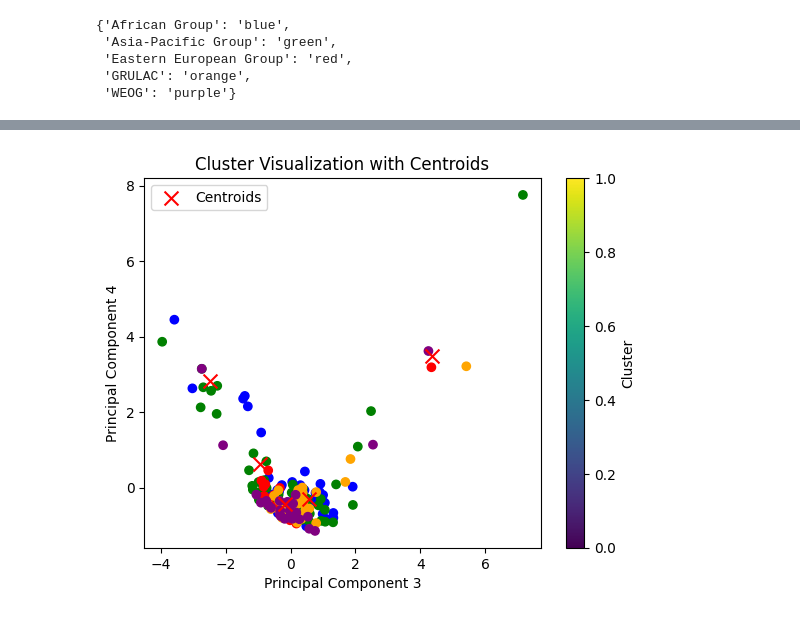
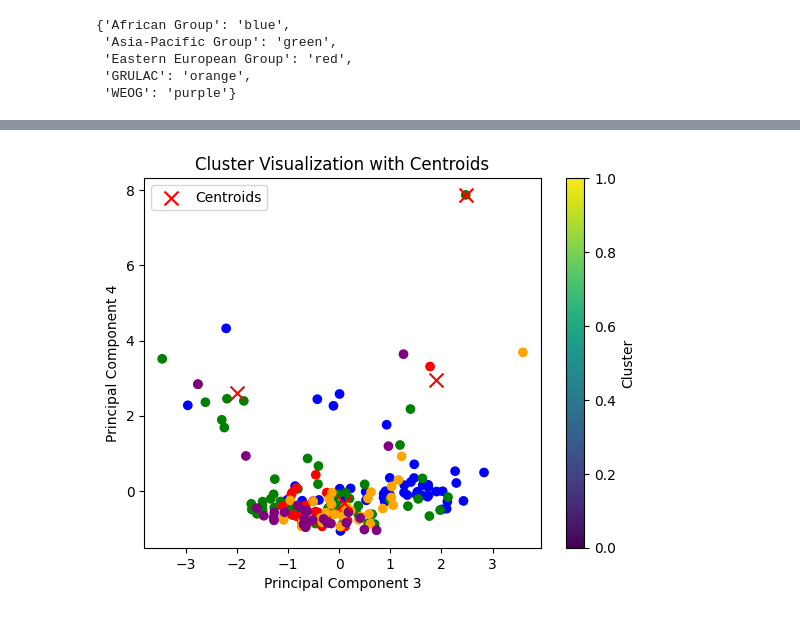
Before and after one commit to luanakimley/low-carbon-development-composite-index, a Jupyter notebook: multivariate_analysis.ipynb, the cells around one changed output, grey strips where cells are left out. Drawn from its saved outputs; the diff is of its cells as text; code cells hidden in the pictures.

```diff
--- a/multivariate_analysis.ipynb
+++ b/multivariate_analysis.ipynb
@@ -488,5 +499,6 @@ lcdci_df_dropped = lcdci_df_dropped.drop('region', axis=1)
 lcdci_df_dropped = lcdci_df_dropped.drop('co2_emissions', axis=1)
 lcdci_df_dropped = lcdci_df_dropped.drop('methane_emissions', axis=1)
 lcdci_df_dropped = lcdci_df_dropped.drop('nitrous_oxide_emissions', axis=1)
+lcdci_df_dropped = lcdci_df_dropped.drop('cooking_clean_fuel_and_technologies_access', axis=1)
 lcdci_df_dropped.head()
 # %% [output]
@@ -548,3 +560,3 @@ from sklearn.metrics import silhouette_score
 # %%
-num_clusters = 5
+num_clusters = 4
 # %%
@@ -578,7 +590,7 @@ For n_clusters = 5 The average silhouette_score is : 0.4295117681115165
 # %%
 colour_list = ['blue', 'green', 'red', 'orange', 'purple']
 region_colours = dict(zip(lcdci_df['region'].unique(), colour_list))
-colours = lcdci_df['region'].map(region_colours)
+country_colours = lcdci_df['region'].map(region_colours)
 region_colours
 # %% [output]
 {'African Group': 'blue',
@@ -599,12 +611,12 @@ plt.show()
 # %%
-plt.scatter(selected_components[:, 1], selected_components[:, 2], c=colours)
+plt.scatter(selected_components[:, 1], selected_components[:, 2], c=country_colours)
 plt.scatter(kmeans.cluster_centers_[:, 1], kmeans.cluster_centers_[:, 2], marker='x', s=100, c='red', label='Centroids')
 plt.xlabel('Principal Component 3')
 plt.ylabel('Principal Component 4')
 plt.title('Cluster Visualization with Centroids')
 plt.legend()
 plt.colorbar(label='Cluster')
 plt.show()
 # %% [output]
-[figure, old version]
+[figure, new version]
 # %%
```
Also changed, not shown: parts of 48 cells of this notebook, 2 other files.
